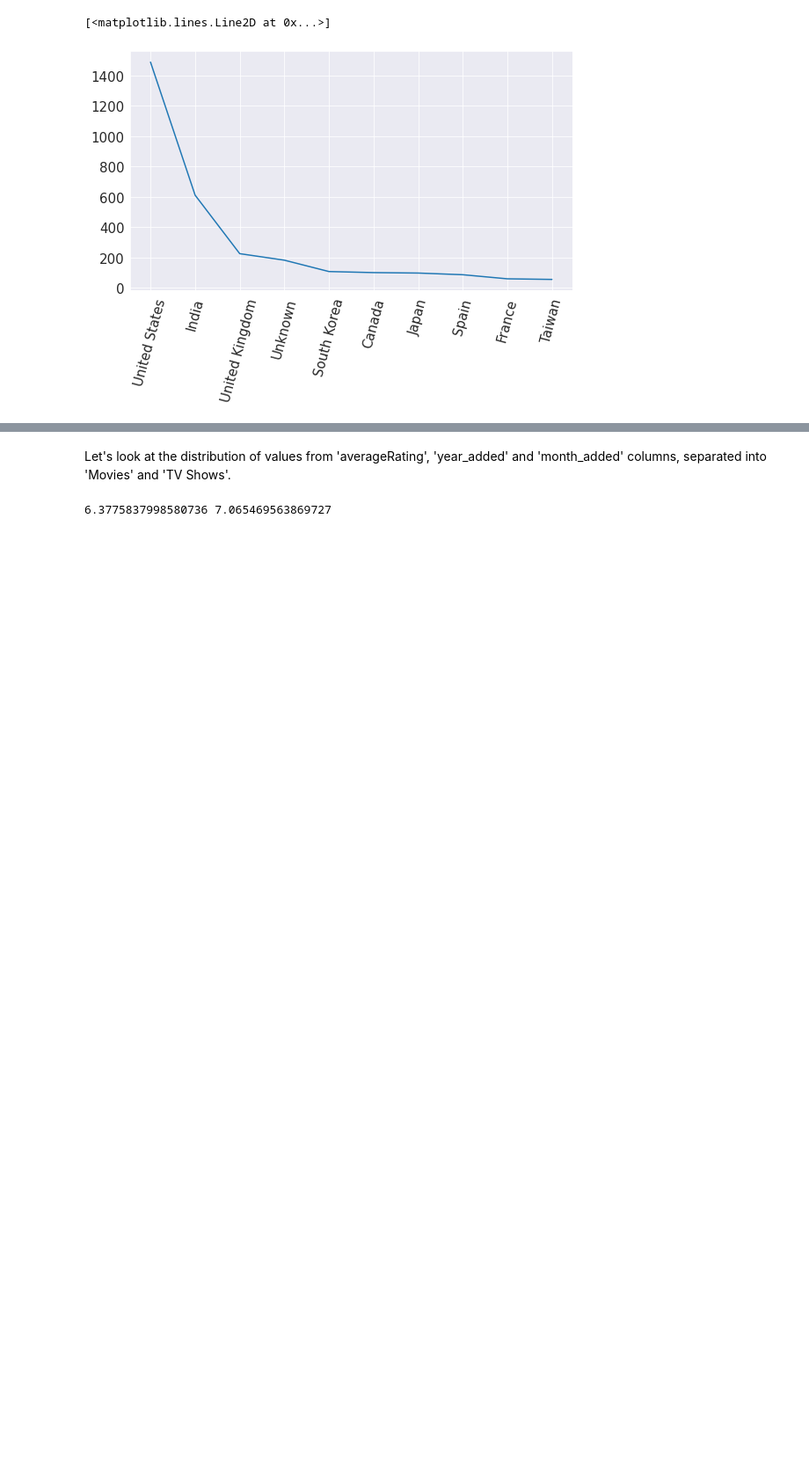
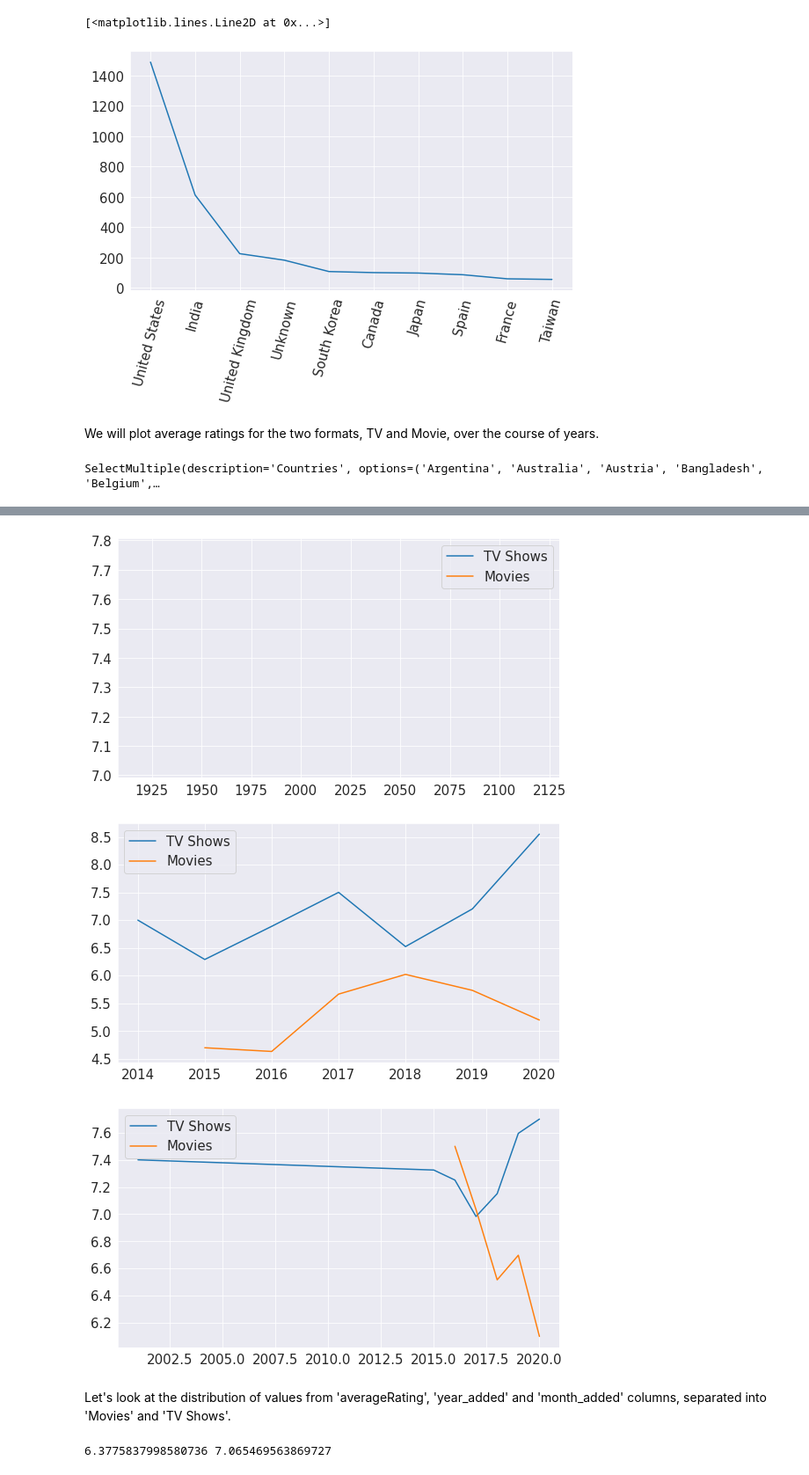
Before and after one commit to jAndrewtomich/Netflix-Data-Analysis, a Jupyter notebook: netflix_data_analysis1.ipynb, the cells around one changed output, grey strips where cells are left out. Shown at 88% size. Cells and saved outputs as stored; diff of their text form; code cells hidden in the pictures; blank space fills up the shorter version.

```diff
--- a/netflix_data_analysis1.ipynb
+++ b/netflix_data_analysis1.ipynb
@@ -100,3 +96,14 @@ imdb_titles_df = imdb_titles_df_raw.copy()
+# %%
+urllib.request.urlretrieve('https://datasets.imdbws.com/title.basics.tsv.gz', 'title.basics.tsv.gz');
+
+with gzip.open('title.basics.tsv.gz', 'rt', encoding='utf8') as reader1:
+  basics_contents = reader1.read()
+
+basics_data = StringIO(basics_contents)
+
+# Create pandas dataframe from tab separated file for titles
+imdb_titles_df_raw = pd.read_csv(basics_data, sep='\t')
+imdb_titles_df = imdb_titles_df_raw.copy()
 # %% [markdown]
 Since the IMDB database is so vast, it comes in multiple files.  I only grabbed the two that I need to make a connection to the Netflix data: 'title.ratings.tsv' and 'title.basics.tsv'.  The tables are linked with a shared key, 'tconst', used to correctly join the data.  The following table includes all titles with any associated ratings from the entire IMDB database.
 # %%
@@ -147,4 +139,4 @@ Now we want just the titles listed in the Kaggle Netflix dataset which also have
 # %%
 #Join the two datasets with the intention of having only the titles on netflix remain, but include their information from IMDB
-final_df_raw = pd.merge(netflix_df, imdb_combo_df, left_on='title', right_on='primaryTitle')
+final_df_raw = pd.merge(netflix_df, imdb_combo_df, left_on='title', right_on='primaryTitle', sort=True)
 final_df = final_df_raw.copy()
@@ -208,7 +220,6 @@ dtype: int64
 # %% [markdown]
 A few titles had 'NaN' for 'date_added'; notably, the TV show 'Friends'.  Since Friends was such a popular show, I wanted to find a way to include them in the table so I separated them with a dummy date of January 1, 2001.  I also changed 'NaN' values in the 'cast', 'country' and 'director' columns to the python String 'Unknown' for grouping and comparison purposes; 'NaN' will not evaluate correctly.
 # %%
-final_df.cast = final_df.cast.fillna('Unknown')
 final_df.country = final_df.country.fillna('Unknown')
 final_df.director = final_df.director.fillna('Unknown')
 final_df.date_added = final_df.date_added.fillna('January 1, 2001')
@@ -315,3 +306,47 @@ plt.plot(xplt, yplt)
 # %% [output]
 [<matplotlib.lines.Line2D at 0x...>]
 [figure]
+# %% [markdown]
+We will plot average ratings for the two formats, TV and Movie, over the course of years.
+# %%
+def build_country_info(country):
+  country_df = final_df[final_df.country == country]
+  tv_avg = country_df[country_df.type == 'TV Show'].groupby('year_added')['averageRating'].mean()
+  movie_avg = country_df[country_df.type == 'Movie'].groupby('year_added')['averageRating'].mean()
+  return tv_avg, movie_avg
+
+
+countries = widgets.SelectMultiple(
+  options=list(final_df.country[final_df.country_count == 1].sort_values().unique()),
+  value=[],
+  description='Countries',
+  disabled=False
+  )
+
+bttn = widgets.Button(
+  description='Plot',
+  disabled=False,
+  button_style='', # 'success', 'info', 'warning', 'danger' or ''
+  tooltip='Plot',
+  icon='check'
+  )
+
+display(countries)
+
+button = widgets.Button(description="Plot")
+output = widgets.Output()
+
+display(button, output)
+
+def on_button_clicked(b):
+  avg_ratings_df = pd.DataFrame()
+  for country in countries.value:
+    x, y = build_country_info(country)
+  with output:
+    plt.plot(x.index, x)
+    plt.plot(y.index, y)
+    plt.legend(labels=['TV Shows', 'Movies'])
+
+button.on_click(on_button_clicked)
+# %% [output]
+SelectMultiple(description='Countries', options=('Argentina', 'Australia', 'Austria', 'Bangladesh', 'Belgium',…
@@ -318,3 +355,6 @@ plt.plot(xplt, yplt)
+[figure, added]
+[figure, added]
+[figure, added]
 # %% [markdown]
 Let's look at the distribution of values from 'averageRating', 'year_added' and 'month_added' columns, separated into 'Movies' and 'TV Shows'.
 # %%
```
Also changed, not shown: parts of 16 cells of this notebook.
